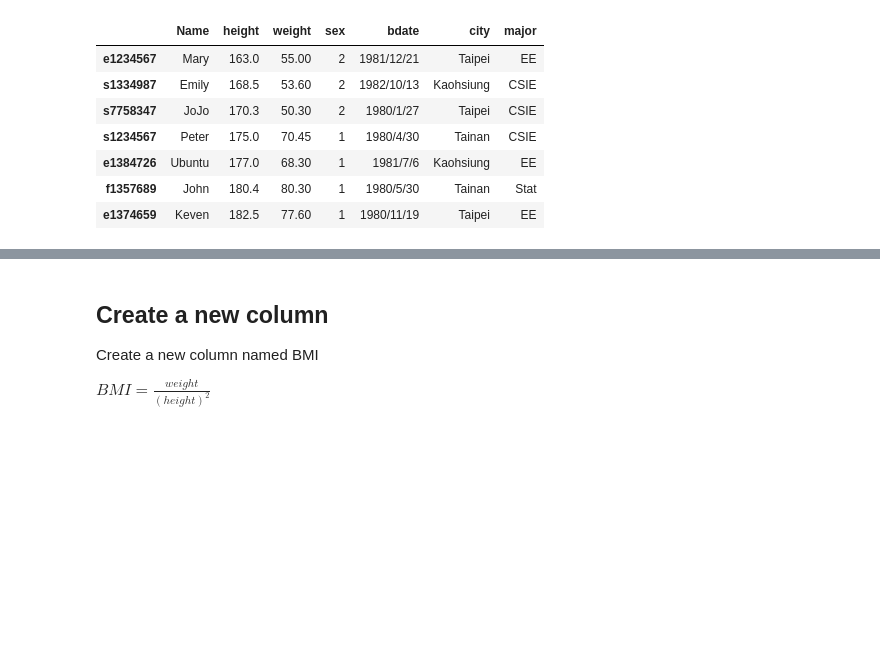
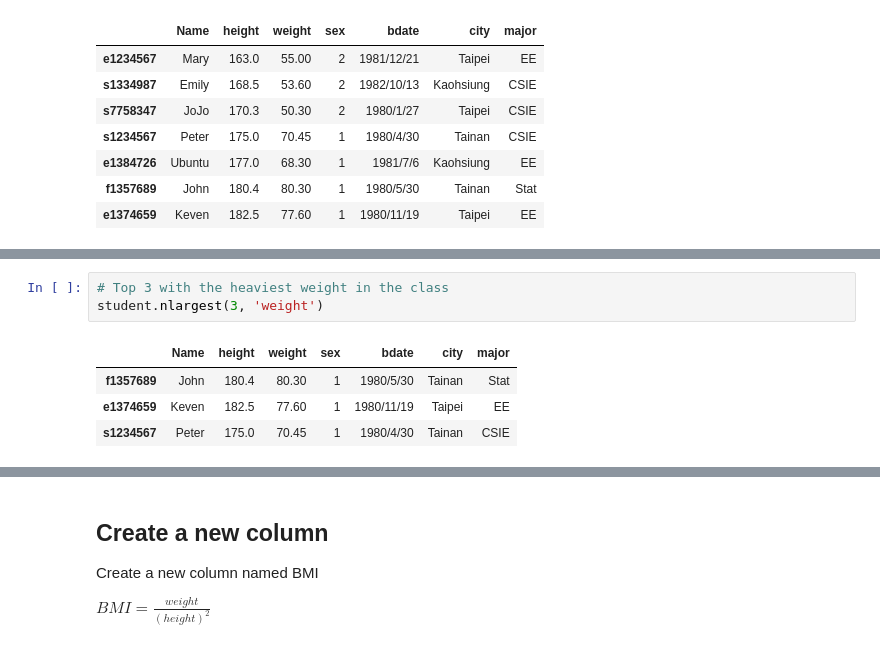
Before and after one commit to justimchung/108DL_Course, a Jupyter notebook: Pandas/Pandas101.ipynb, the cells around one changed output, grey strips where cells are left out. Drawn from its saved outputs; the diff is of its cells as text; blank space fills up the shorter version.

```diff
--- a/Pandas/Pandas101.ipynb
+++ b/Pandas/Pandas101.ipynb
@@ -447,0 +460,8 @@ student.sort_values(by=['sex', 'height'], ascending=[False, True])
+# %%
+# Top 3 with the heaviest weight in the class
+student.nlargest(3, 'weight')
+# %% [output]
+|  | Name | height | weight | sex | bdate | city | major |
+| f1357689 | John | 180.4 | 80.30 | 1 | 1980/5/30 | Tainan | Stat |
+| e1374659 | Keven | 182.5 | 77.60 | 1 | 1980/11/19 | Taipei | EE |
+| s1234567 | Peter | 175.0 | 70.45 | 1 | 1980/4/30 | Tainan | CSIE |
```
Also changed, not shown: parts of 10 cells of this notebook, 2 other files.
